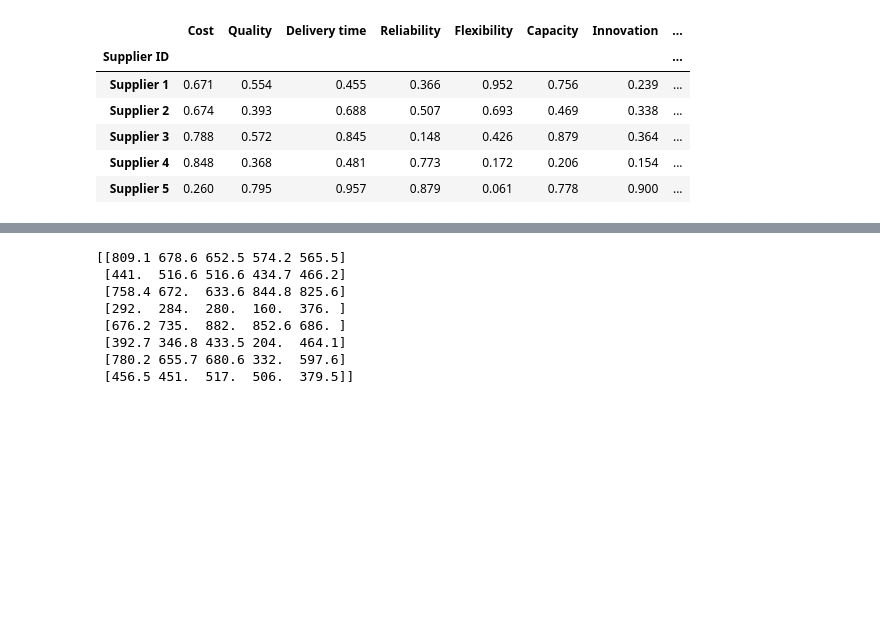
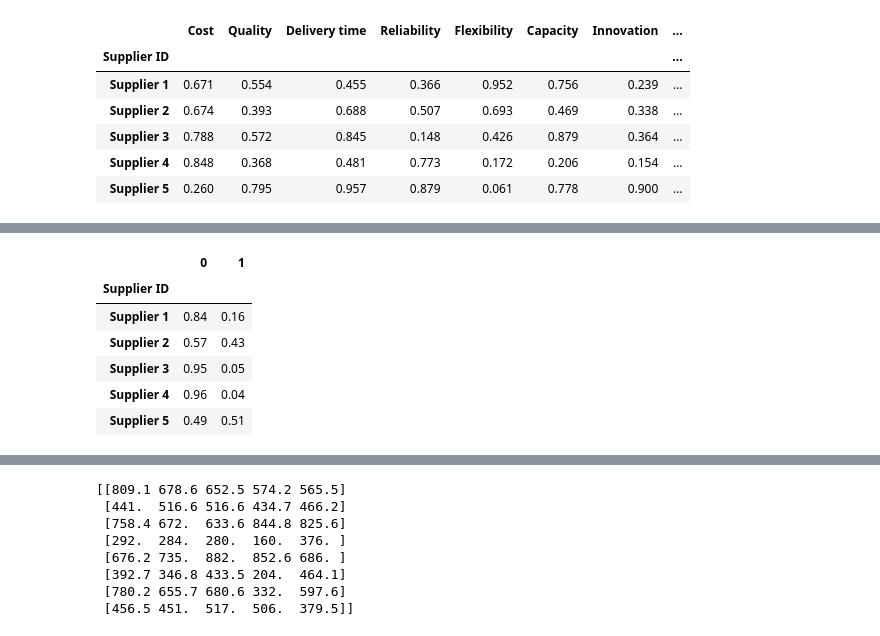
Before and after one commit to hksantosh/sscm, a Jupyter notebook: capstone/Intelligent_Supplier_Selection.ipynb, the cells around one changed output, grey strips where cells are left out. Cells and saved outputs as stored; diff of their text form; code cells hidden in the pictures; blank space fills up the shorter version.

```diff
--- a/capstone/Intelligent_Supplier_Selection.ipynb
+++ b/capstone/Intelligent_Supplier_Selection.ipynb
@@ -290,9 +272,10 @@ encoded_data = encoder.transform(new_df[['Reputation']])
 encoded_frame = pd.DataFrame(encoded_data, columns=encoder.get_feature_names_out(), index=new_df.index)
 new_df = pd.concat([new_df.drop(columns=['Reputation']),encoded_frame.drop(columns=['Reputation_nan'],errors='ignore')],axis=1)
 
-best_model = models[1]
+best_model = models[1] # Linear SVC
 print(best_model)
-prob_df = pd.DataFrame(best_model.predict_proba(new_df))
+
+prob_df = pd.DataFrame(best_model.predict_proba(new_df), index=new_df.index)
 # %% [output]
 CalibratedClassifierCV(estimator=LinearSVC())
 # %%
@@ -328,0 +292,10 @@ Name: 1, dtype: float64
+# %%
+round(prob_df,2)
+# %% [output]
+|  | 0 | 1 |
+| Supplier ID |  |  |
+| Supplier 1 | 0.84 | 0.16 |
+| Supplier 2 | 0.57 | 0.43 |
+| Supplier 3 | 0.95 | 0.05 |
+| Supplier 4 | 0.96 | 0.04 |
+| Supplier 5 | 0.49 | 0.51 |
```
Also changed, not shown: parts of 21 cells of this notebook.
